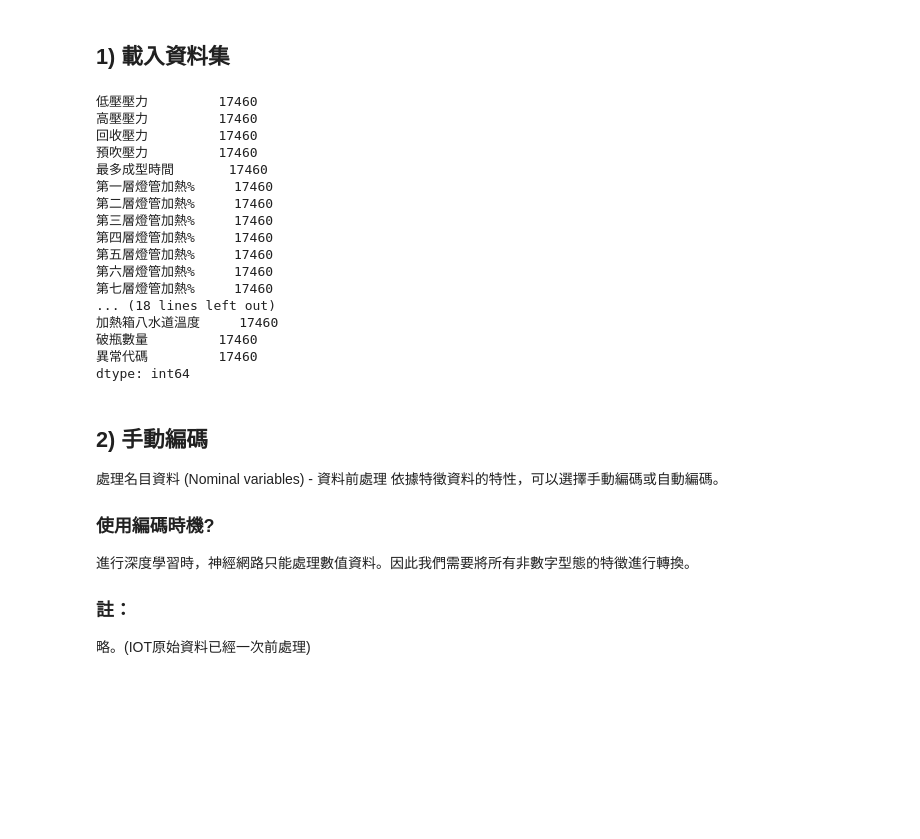
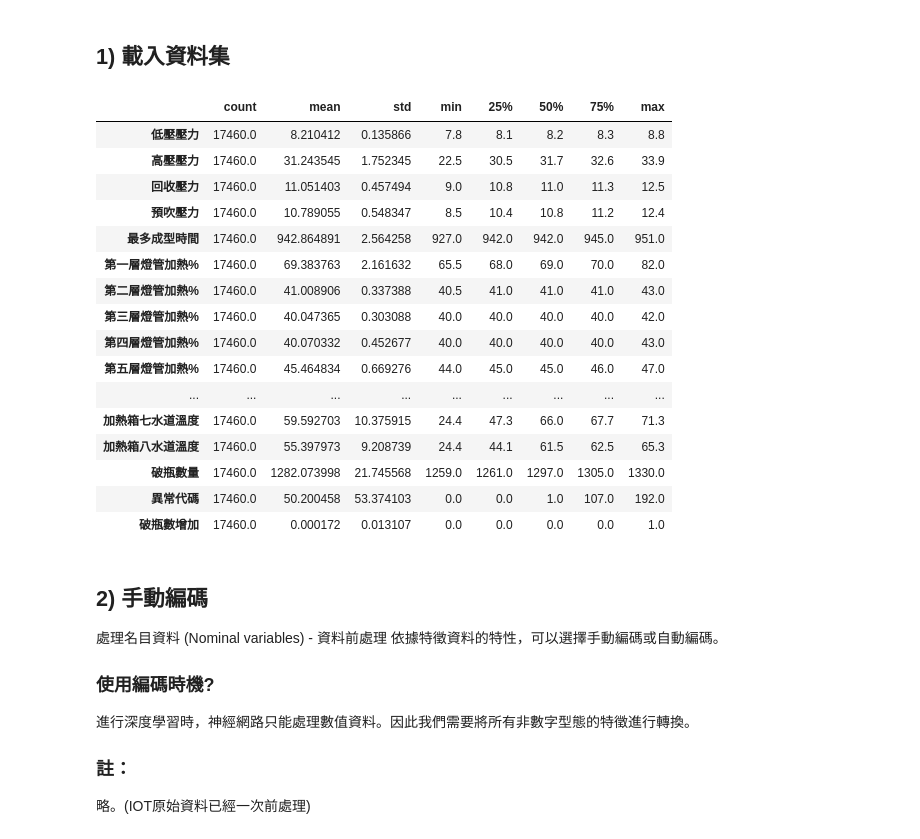
Before and after one commit to tempzeba/iot_test_public, a Jupyter notebook: A1L02001_log_20201119_(DNN_tensorflow2_0)_Sequential.ipynb, the cells around one changed output. Drawn from its saved outputs; the diff is of its cells as text; code cells hidden in the pictures; blank space fills up the shorter version.

```diff
--- a/A1L02001_log_20201119_(DNN_tensorflow2_0)_Sequential.ipynb
+++ b/A1L02001_log_20201119_(DNN_tensorflow2_0)_Sequential.ipynb
@@ -72,55 +72,58 @@ r'目前生產配方'
  '第九穴排氣時間',
  '第十穴排氣時間',
  '第九層燈管加熱%',
  '第十層燈管加熱%',
  '產能',
  '吹氣鼓風機轉速',
  '吸氣鼓風機轉速',
  '自轉馬達轉速',
  '整列滾筒調速',
  '牙口鼓風機轉速',
  '入胚啟動位置',
  '入胚啟動延時',
  '震動馬達震動時間',
  '震動馬達震動循環時間',
  '第九穴壓力檢測',
  '第十穴壓力檢測',
- '破瓶數增加',
+#  '破瓶數增加',
  '入胚啟動',
  '加熱啟動',
  '吹瓶啟動',
  '機台異常或無異常',
  '自動或手動',
  '總生產數量',
  '機台是否正常(0~59s)'
 
-],axis=1) # 移除Id
-# df_train = pd.read_csv('https://github.com/tempzeba/iris-dnn-tensorflow/raw/master/data/Iris.csv')
-# df_train = df_train.drop(labels=['Id'],axis=1) # 移除Id
+],axis=1)
+
+# 調整資料集
+# 1. 只取有異常部分
+# 2. 計算有異常資料筆數
+# 3. 從無異常資料隨機抽出k筆資料與異常資料合併作為投入模型的資料集。k=異常資料筆數
 mask = df_train[r'異常代碼'] > 0
 target_count = mask.sum()
 df_train_noerr = df_train[df_train[r'異常代碼'] == 0].sample(n=target_count,random_state=123,axis=0)
 df_train = df_train[mask]
 df_train = df_train.append(df_train_noerr)
-df_train.count()
+df_train.describe().transpose()
 # %% [output]
-低壓壓力         17460
-高壓壓力         17460
-回收壓力         17460
-預吹壓力         17460
-最多成型時間       17460
-第一層燈管加熱%     17460
-第二層燈管加熱%     17460
-第三層燈管加熱%     17460
-第四層燈管加熱%     17460
-第五層燈管加熱%     17460
-第六層燈管加熱%     17460
-第七層燈管加熱%     17460
-... (18 lines left out)
-加熱箱八水道溫度     17460
-破瓶數量         17460
-異常代碼         17460
-dtype: int64
+|  | count | mean | std | min | 25% | 50% | 75% | max |
+| 低壓壓力 | 17460.0 | 8.210412 | 0.135866 | 7.8 | 8.1 | 8.2 | 8.3 | 8.8 |
+| 高壓壓力 | 17460.0 | 31.243545 | 1.752345 | 22.5 | 30.5 | 31.7 | 32.6 | 33.9 |
+| 回收壓力 | 17460.0 | 11.051403 | 0.457494 | 9.0 | 10.8 | 11.0 | 11.3 | 12.5 |
+| 預吹壓力 | 17460.0 | 10.789055 | 0.548347 | 8.5 | 10.4 | 10.8 | 11.2 | 12.4 |
+| 最多成型時間 | 17460.0 | 942.864891 | 2.564258 | 927.0 | 942.0 | 942.0 | 945.0 | 951.0 |
+| 第一層燈管加熱% | 17460.0 | 69.383763 | 2.161632 | 65.5 | 68.0 | 69.0 | 70.0 | 82.0 |
+| 第二層燈管加熱% | 17460.0 | 41.008906 | 0.337388 | 40.5 | 41.0 | 41.0 | 41.0 | 43.0 |
+| 第三層燈管加熱% | 17460.0 | 40.047365 | 0.303088 | 40.0 | 40.0 | 40.0 | 40.0 | 42.0 |
+| 第四層燈管加熱% | 17460.0 | 40.070332 | 0.452677 | 40.0 | 40.0 | 40.0 | 40.0 | 43.0 |
+| 第五層燈管加熱% | 17460.0 | 45.464834 | 0.669276 | 44.0 | 45.0 | 45.0 | 46.0 | 47.0 |
+| ... | ... | ... | ... | ... | ... | ... | ... | ... |
+| 加熱箱七水道溫度 | 17460.0 | 59.592703 | 10.375915 | 24.4 | 47.3 | 66.0 | 67.7 | 71.3 |
+| 加熱箱八水道溫度 | 17460.0 | 55.397973 | 9.208739 | 24.4 | 44.1 | 61.5 | 62.5 | 65.3 |
+| 破瓶數量 | 17460.0 | 1282.073998 | 21.745568 | 1259.0 | 1261.0 | 1297.0 | 1305.0 | 1330.0 |
+| 異常代碼 | 17460.0 | 50.200458 | 53.374103 | 0.0 | 0.0 | 1.0 | 107.0 | 192.0 |
+| 破瓶數增加 | 17460.0 | 0.000172 | 0.013107 | 0.0 | 0.0 | 0.0 | 0.0 | 1.0 |
 # %% [markdown]
 ## 2) 手動編碼
 處理名目資料 (Nominal variables) - 資料前處理
```
Also changed, not shown: parts of 12 cells of this notebook.
